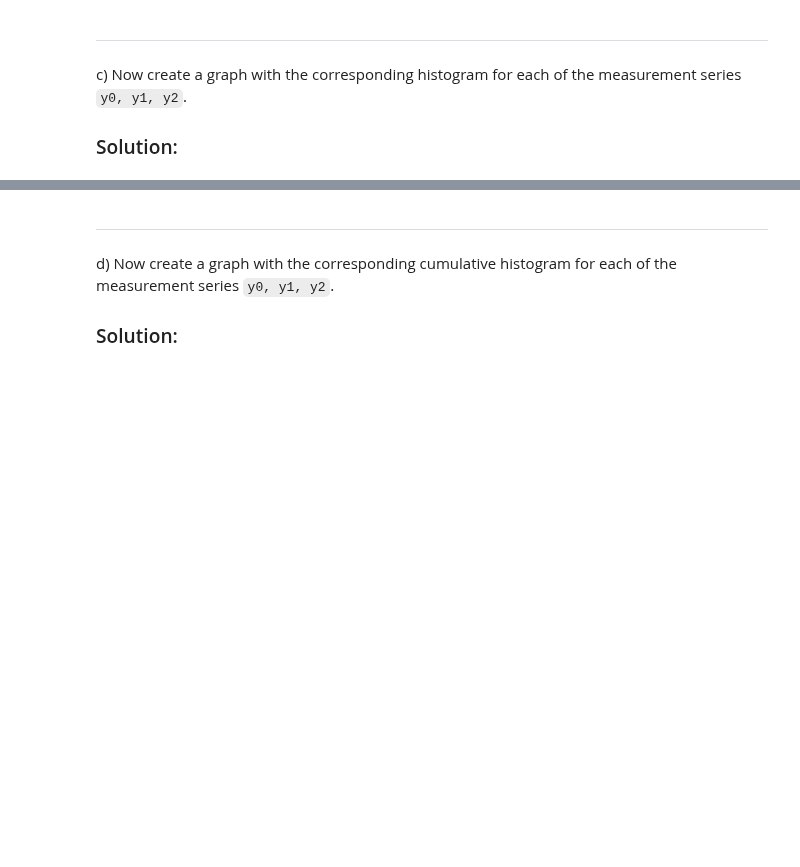
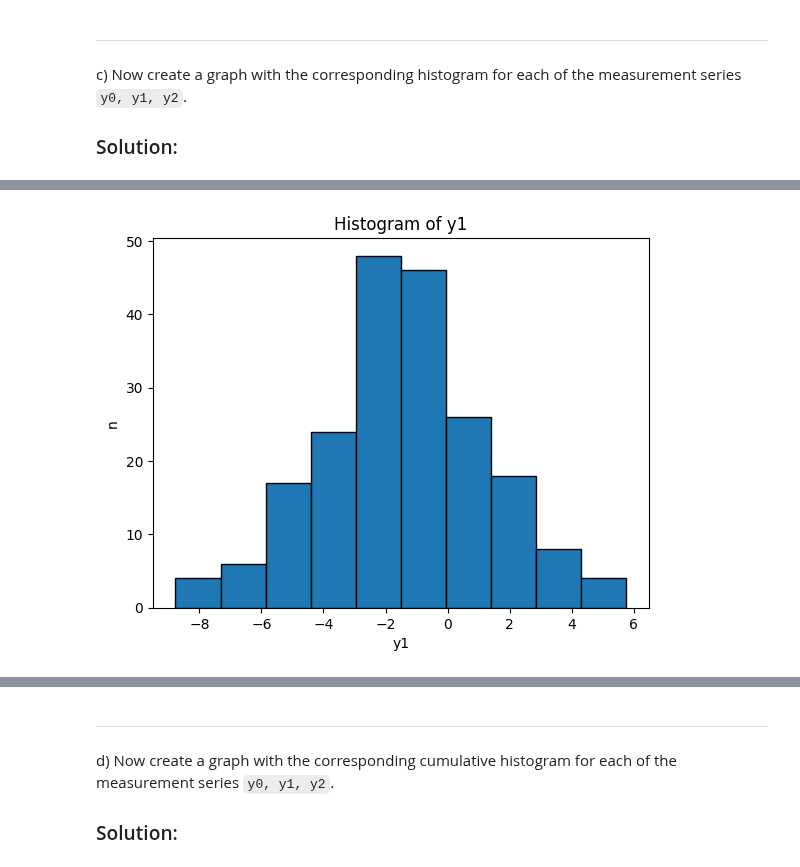
Before and after one commit to matteofrongillo/HSLU, a Jupyter notebook: 1. Semester/Python/SW09/SW09_Auftrag_en.ipynb, the cells around one changed output, grey strips where cells are left out. Saved outputs shown, nothing was run; the diff lists cells and outputs as text; code cells hidden in the pictures; blank space fills up the shorter version.

```diff
--- a/1. Semester/Python/SW09/SW09_Auftrag_en.ipynb
+++ b/1. Semester/Python/SW09/SW09_Auftrag_en.ipynb
@@ -94,0 +195,10 @@ c) Now create a graph with the corresponding histogram for each of the measureme
+# %%
+df["y1"].plot(kind="hist", edgecolor="black")
+
+plt.title("Histogram of y1")
+plt.xlabel("y1")
+plt.ylabel("n")
+
+plt.show()
+# %% [output]
+[figure, added]
```
Also changed, not shown: parts of 16 cells of this notebook.
